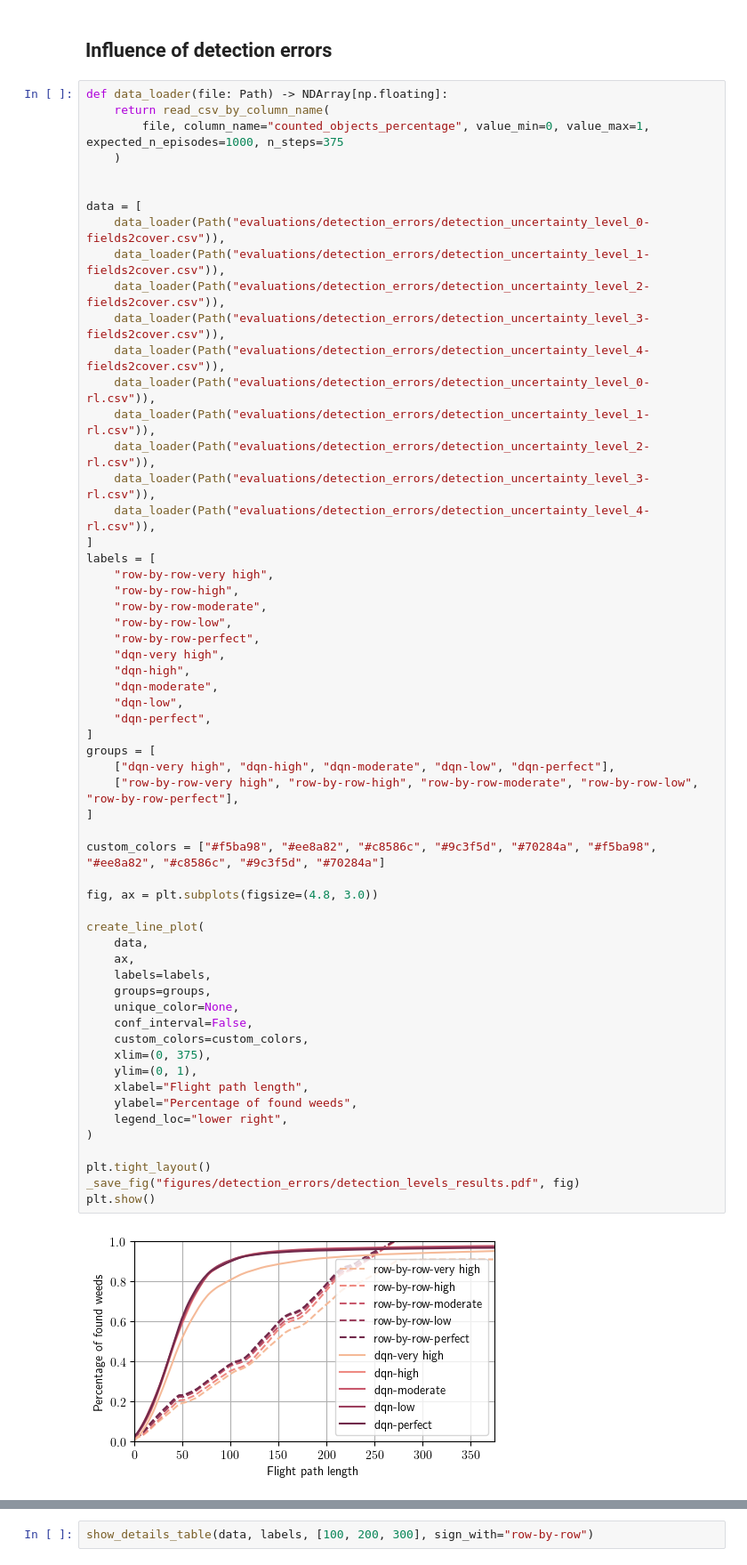
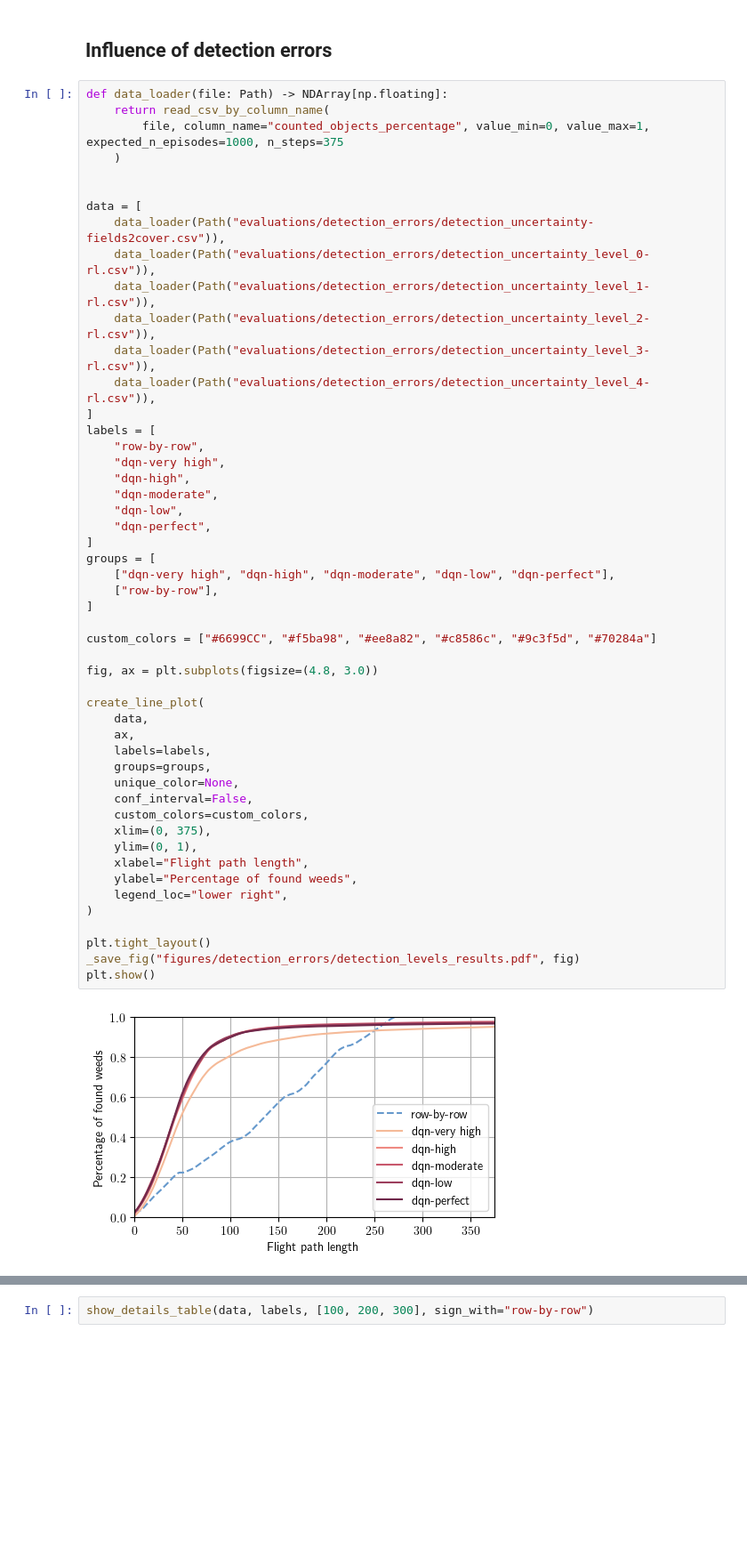
Before and after one commit to WUR-ABE/rl_drone_object_search, a Jupyter notebook: create_results_plots.ipynb, the cells around one changed output, grey strips where cells are left out. Shown at 89% size. Drawn from its saved outputs; the diff is of its cells as text; blank space fills up the shorter version.

```diff
--- a/create_results_plots.ipynb
+++ b/create_results_plots.ipynb
@@ -328,11 +328,7 @@ def data_loader(file: Path) -> NDArray[np.floating]:
 
 
 data = [
-    data_loader(Path("evaluations/detection_errors/detection_uncertainty_level_0-fields2cover.csv")),
-    data_loader(Path("evaluations/detection_errors/detection_uncertainty_level_1-fields2cover.csv")),
-    data_loader(Path("evaluations/detection_errors/detection_uncertainty_level_2-fields2cover.csv")),
-    data_loader(Path("evaluations/detection_errors/detection_uncertainty_level_3-fields2cover.csv")),
-    data_loader(Path("evaluations/detection_errors/detection_uncertainty_level_4-fields2cover.csv")),
+    data_loader(Path("evaluations/detection_errors/detection_uncertainty-fields2cover.csv")),
     data_loader(Path("evaluations/detection_errors/detection_uncertainty_level_0-rl.csv")),
     data_loader(Path("evaluations/detection_errors/detection_uncertainty_level_1-rl.csv")),
     data_loader(Path("evaluations/detection_errors/detection_uncertainty_level_2-rl.csv")),
@@ -340,46 +336,42 @@ data = [
     data_loader(Path("evaluations/detection_errors/detection_uncertainty_level_4-rl.csv")),
 ]
 labels = [
-    "row-by-row-very high",
-    "row-by-row-high",
-    "row-by-row-moderate",
-    "row-by-row-low",
-    "row-by-row-perfect",
+    "row-by-row",
     "dqn-very high",
     "dqn-high",
     "dqn-moderate",
     "dqn-low",
     "dqn-perfect",
 ]
 groups = [
     ["dqn-very high", "dqn-high", "dqn-moderate", "dqn-low", "dqn-perfect"],
-    ["row-by-row-very high", "row-by-row-high", "row-by-row-moderate", "row-by-row-low", "row-by-row-perfect"],
+    ["row-by-row"],
 ]
 
-custom_colors = ["#f5ba98", "#ee8a82", "#c8586c", "#9c3f5d", "#70284a", "#f5ba98", "#ee8a82", "#c8586c", "#9c3f5d", "#70284a"]
+custom_colors = ["#6699CC", "#f5ba98", "#ee8a82", "#c8586c", "#9c3f5d", "#70284a"]
 
 fig, ax = plt.subplots(figsize=(4.8, 3.0))
 
 create_line_plot(
     data,
     ax,
     labels=labels,
     groups=groups,
     unique_color=None,
     conf_interval=False,
     custom_colors=custom_colors,
     xlim=(0, 375),
     ylim=(0, 1),
     xlabel="Flight path length",
     ylabel="Percentage of found weeds",
     legend_loc="lower right",
 )
 
 plt.tight_layout()
 _save_fig("figures/detection_errors/detection_levels_results.pdf", fig)
 plt.show()
 # %% [output]
-[figure, old version]
+[figure, new version]
 # %%
 _print_steps_at_percentage(data, labels, percentage=80)
 # %% [output]
```
Also changed, not shown: parts of 7 cells of this notebook.
